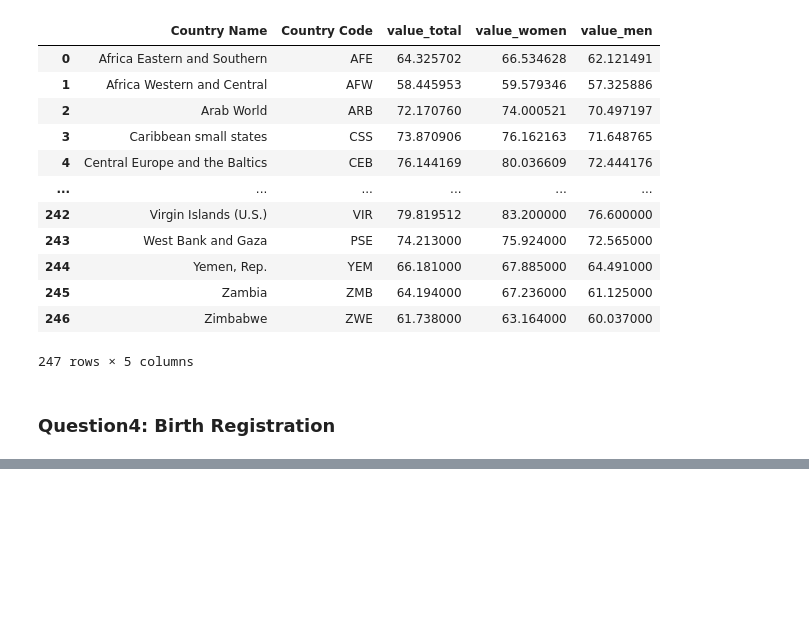
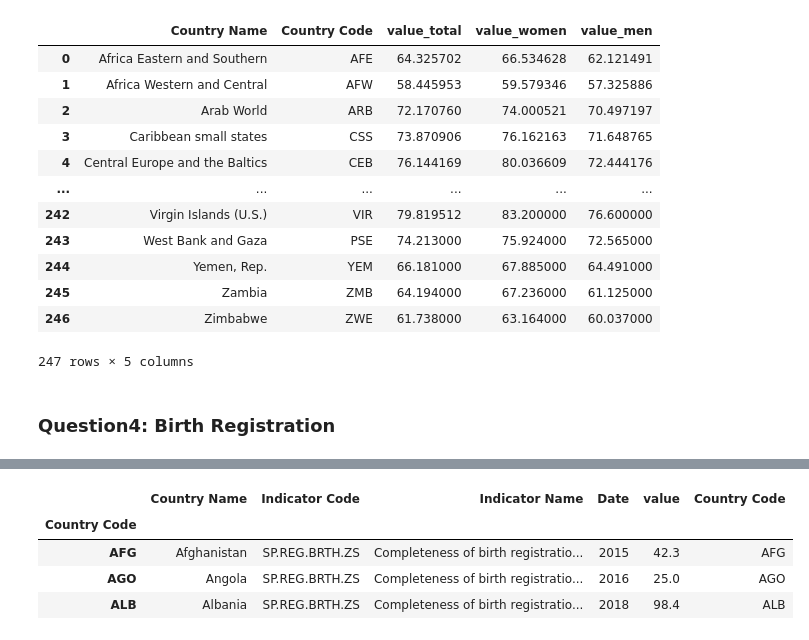
Before and after one commit to berdikhanova/DS4SG-Global-Inequality, a Jupyter notebook: Code/norika_questions.ipynb, the cells around one changed output, grey strips where cells are left out. Saved outputs shown, nothing was run; the diff lists cells and outputs as text; code cells hidden in the pictures; blank space fills up the shorter version.

```diff
--- a/Code/norika_questions.ipynb
+++ b/Code/norika_questions.ipynb
@@ -91,0 +118,9 @@ br_df = df[df["Indicator Code"] == ""]
+# %%
+br_df_countries  = br_df[br_df['Country Code'].isin(ISO_alpha3)]
+br_df_countries.head(3)
+# %% [output]
+|  | Country Name | Indicator Code | Indicator Name | Date | value | Country Code |
+| Country Code |  |  |  |  |  |  |
+| AFG | Afghanistan | SP.REG.BRTH.ZS | Completeness of birth registratio... | 2015 | 42.3 | AFG |
+| AGO | Angola | SP.REG.BRTH.ZS | Completeness of birth registratio... | 2016 | 25.0 | AGO |
+| ALB | Albania | SP.REG.BRTH.ZS | Completeness of birth registratio... | 2018 | 98.4 | ALB |
```
Also changed, not shown: parts of 7 cells of this notebook, 1 other file.
